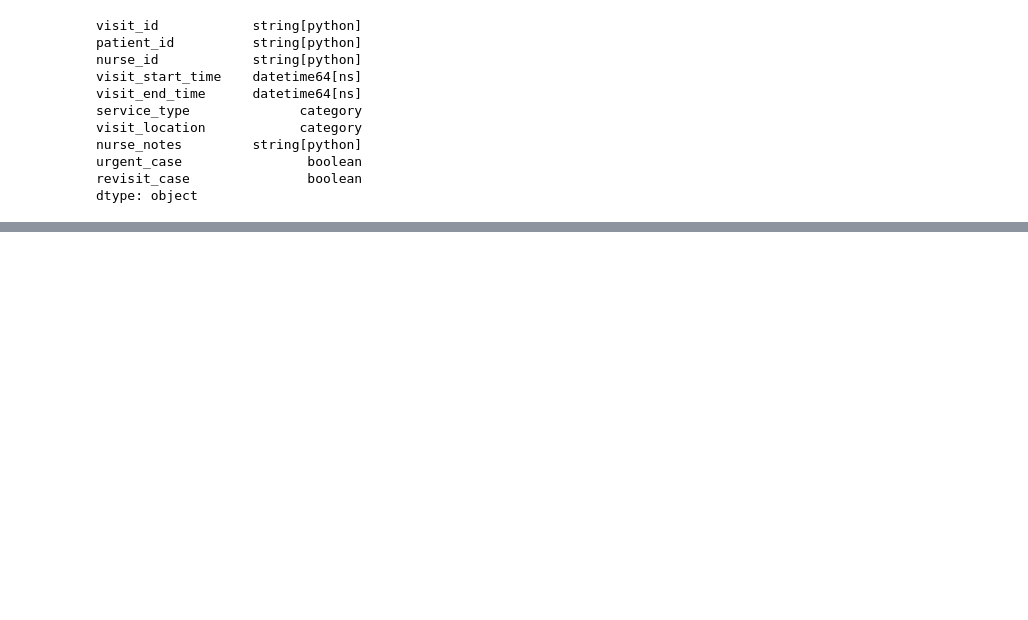
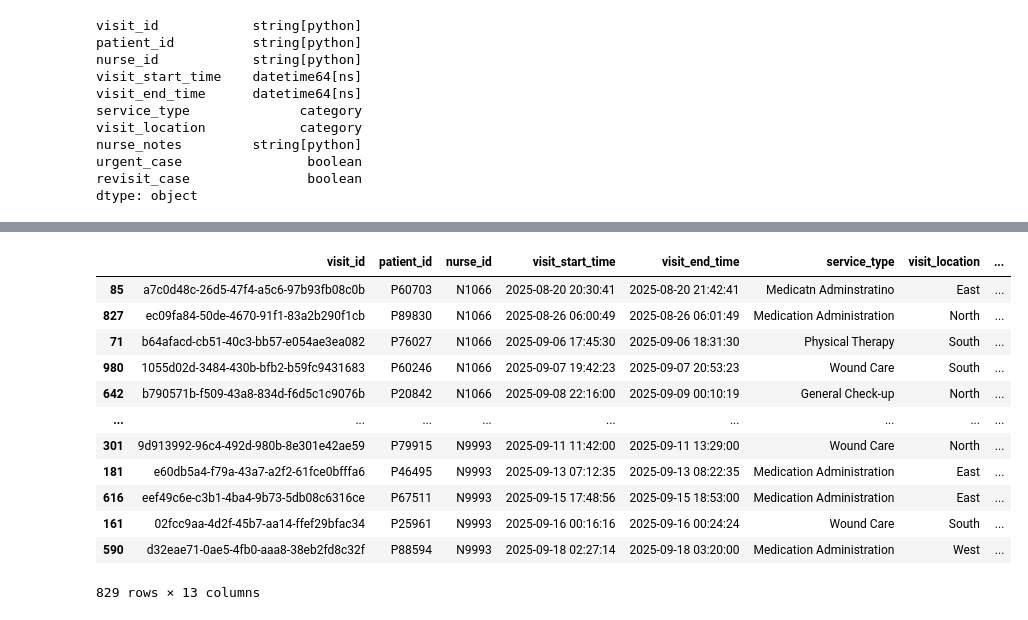
Before and after one commit to tawanwetaya-debug/speedoc_assignment, a Jupyter notebook: data_analysis.ipynb, the cells around one changed output, grey strips where cells are left out. Cells and saved outputs as stored; diff of their text form; code cells hidden in the pictures; blank space fills up the shorter version.

```diff
--- a/data_analysis.ipynb
+++ b/data_analysis.ipynb
@@ -231,0 +298,16 @@ dtype: object
+# %%
+df[df['travel_duration_min'].isna()]
+# %% [output]
+|  | visit_id | patient_id | nurse_id | visit_start_time | visit_end_time | service_type | visit_location | ... |
+| 85 | a7c0d48c-26d5-47f4-a5c6-97b93fb08c0b | P60703 | N1066 | 2025-08-20 20:30:41 | 2025-08-20 21:42:41 | Medicatn Adminstratino | East | ... |
+| 827 | ec09fa84-50de-4670-91f1-83a2b290f1cb | P89830 | N1066 | 2025-08-26 06:00:49 | 2025-08-26 06:01:49 | Medication Administration | North | ... |
+| 71 | b64afacd-cb51-40c3-bb57-e054ae3ea082 | P76027 | N1066 | 2025-09-06 17:45:30 | 2025-09-06 18:31:30 | Physical Therapy | South | ... |
+| 980 | 1055d02d-3484-430b-bfb2-b59fc9431683 | P60246 | N1066 | 2025-09-07 19:42:23 | 2025-09-07 20:53:23 | Wound Care | South | ... |
+| 642 | b790571b-f509-43a8-834d-f6d5c1c9076b | P20842 | N1066 | 2025-09-08 22:16:00 | 2025-09-09 00:10:19 | General Check-up | North | ... |
+| ... | ... | ... | ... | ... | ... | ... | ... | ... |
+| 301 | 9d913992-96c4-492d-980b-8e301e42ae59 | P79915 | N9993 | 2025-09-11 11:42:00 | 2025-09-11 13:29:00 | Wound Care | North | ... |
+| 181 | e60db5a4-f79a-43a7-a2f2-61fce0bfffa6 | P46495 | N9993 | 2025-09-13 07:12:35 | 2025-09-13 08:22:35 | Medication Administration | East | ... |
+| 616 | eef49c6e-c3b1-4ba4-9b73-5db08c6316ce | P67511 | N9993 | 2025-09-15 17:48:56 | 2025-09-15 18:53:00 | Medication Administration | East | ... |
+| 161 | 02fcc9aa-4d2f-45b7-aa14-ffef29bfac34 | P25961 | N9993 | 2025-09-16 00:16:16 | 2025-09-16 00:24:24 | Wound Care | South | ... |
+| 590 | d32eae71-0ae5-4fb0-aaa8-38eb2fd8c32f | P88594 | N9993 | 2025-09-18 02:27:14 | 2025-09-18 03:20:00 | Medication Administration | West | ... |
+829 rows × 13 columns
```
Also changed, not shown: parts of 17 cells of this notebook.
